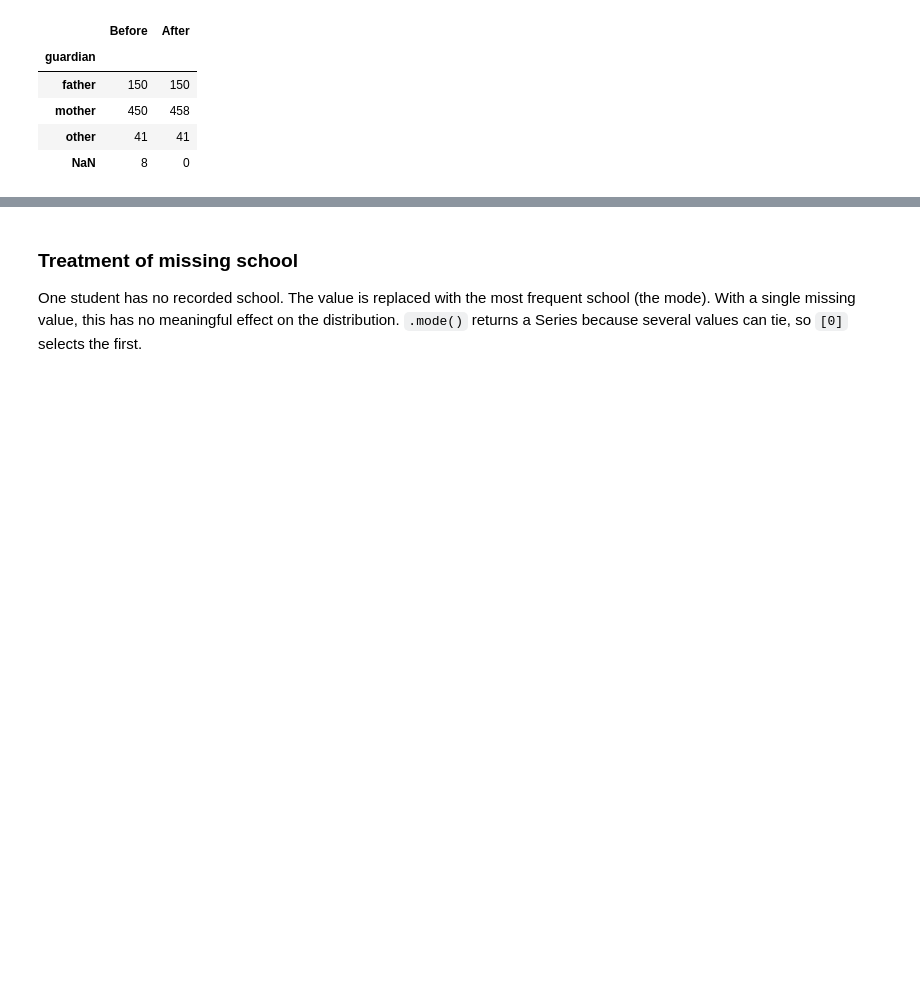
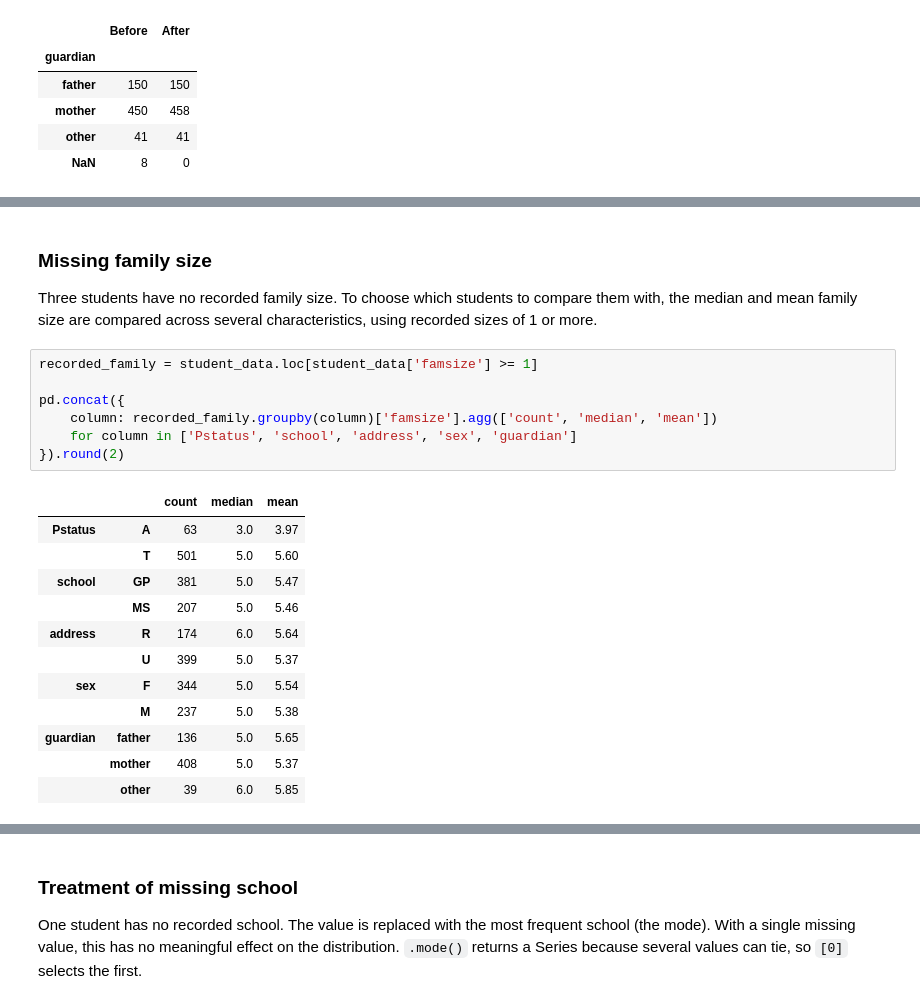
Before and after one commit to HenriqueReduto/Data-Mining-Project, a Jupyter notebook: notebooks/data_preprocessing.ipynb, the cells around one changed output, grey strips where cells are left out. Saved outputs shown, nothing was run; the diff lists cells and outputs as text; blank space fills up the shorter version.

Commit message:
Preprocessing: famsize revision

```diff
--- a/notebooks/data_preprocessing.ipynb
+++ b/notebooks/data_preprocessing.ipynb
@@ -865,0 +651,26 @@ replaced_family
+# %% [markdown]
+### Missing family size
+
+Three students have no recorded family size. To choose which students to
+compare them with, the median and mean family size are compared across
+several characteristics, using recorded sizes of 1 or more.
+# %%
+recorded_family = student_data.loc[student_data['famsize'] >= 1]
+
+pd.concat({
+    column: recorded_family.groupby(column)['famsize'].agg(['count', 'median', 'mean'])
+    for column in ['Pstatus', 'school', 'address', 'sex', 'guardian']
+}).round(2)
+# %% [output]
+|  |  | count | median | mean |
+| Pstatus | A | 63 | 3.0 | 3.97 |
+|  | T | 501 | 5.0 | 5.60 |
+| school | GP | 381 | 5.0 | 5.47 |
+|  | MS | 207 | 5.0 | 5.46 |
+| address | R | 174 | 6.0 | 5.64 |
+|  | U | 399 | 5.0 | 5.37 |
+| sex | F | 344 | 5.0 | 5.54 |
+|  | M | 237 | 5.0 | 5.38 |
+| guardian | father | 136 | 5.0 | 5.65 |
+|  | mother | 408 | 5.0 | 5.37 |
+|  | other | 39 | 6.0 | 5.85 |
```
Also changed, not shown: parts of 27 cells of this notebook, 2 other files.
